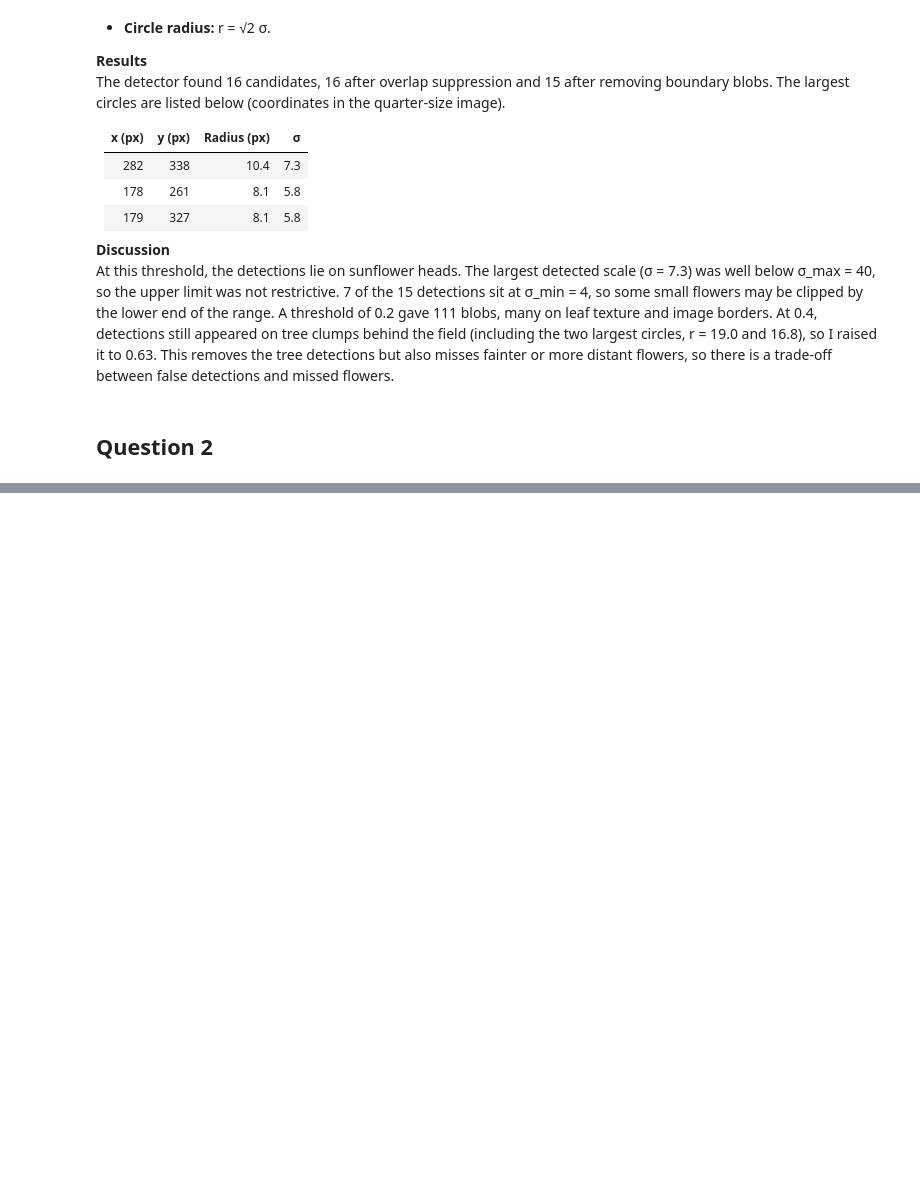
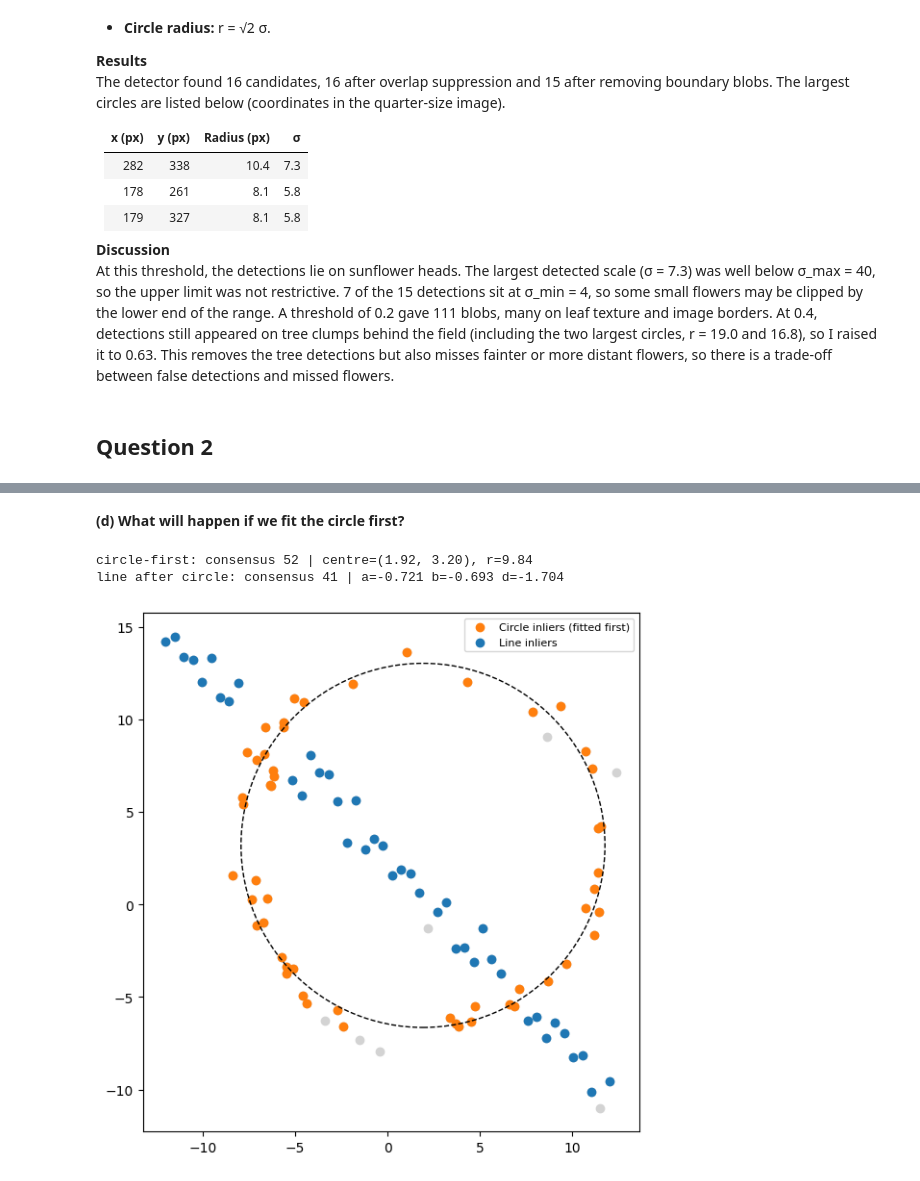
Before and after one commit to pemitharj/EN3160_Assignment_2, a Jupyter notebook: 230280L_a02.ipynb, the cells around one changed output, grey strips where cells are left out. Saved outputs shown, nothing was run; the diff lists cells and outputs as text; code cells hidden in the pictures; blank space fills up the shorter version.

```diff
--- a/q1_blob_detection.ipynb
+++ b/230280L_a02.ipynb
@@ -120,0 +316,39 @@ At this threshold, the detections lie on sunflower heads. The largest detected s
+# %% [markdown]
+**(d) What will happen if we fit the circle first?**
+# %%
+rng2 = np.random.default_rng(1)
+best_c, best_inl_c, best_model_c = 0, None, None
+for _ in range(500):
+    idx = rng2.choice(len(X), 3, replace=False)
+    model = circle_from_three_points(*X[idx])
+    if model is None:
+        continue
+    inl = circle_error(X, *model) < circ_thresh
+    if inl.sum() > best_c:
+        best_c, best_inl_c, best_model_c = inl.sum(), inl, model
+
+cx2, cy2, rc2 = fit_circle_opt(X[best_inl_c], best_model_c)
+print('circle-first: consensus', best_c, '| centre=(%.2f, %.2f), r=%.2f' % (cx2, cy2, rc2))
+
+X_rem2 = X[~best_inl_c]
+best_l, best_inl_l = 0, None
+for _ in range(200):
+    idx = rng2.choice(len(X_rem2), 2, replace=False)
+    a, b_, d = line_from_two_points(X_rem2[idx[0]], X_rem2[idx[1]])
+    inl = line_error(X_rem2, a, b_, d) < line_thresh
+    if inl.sum() > best_l:
+        best_l, best_inl_l = inl.sum(), inl
+a2, b2, d2 = fit_line_tls(X_rem2[best_inl_l])
+print('line after circle: consensus', best_l, '| a=%.3f b=%.3f d=%.3f' % (a2, b2, d2))
+
+fig, ax = plt.subplots(figsize=(7, 7))
+ax.scatter(X[:, 0], X[:, 1], c='lightgray')
+ax.scatter(*X[best_inl_c].T, c='tab:orange', label='Circle inliers (fitted first)')
+ax.scatter(*X_rem2[best_inl_l].T, c='tab:blue', label='Line inliers')
+ax.add_patch(plt.Circle((cx2, cy2), rc2, color='k', fill=False, linestyle='--'))
+ax.set_aspect('equal'); ax.legend(fontsize=8)
+plt.show()
+# %% [output]
+circle-first: consensus 52 | centre=(1.92, 3.20), r=9.84
+line after circle: consensus 41 | a=-0.721 b=-0.693 d=-1.704
+[figure, added]
```
Also changed, not shown: parts of 11 cells of this notebook.
